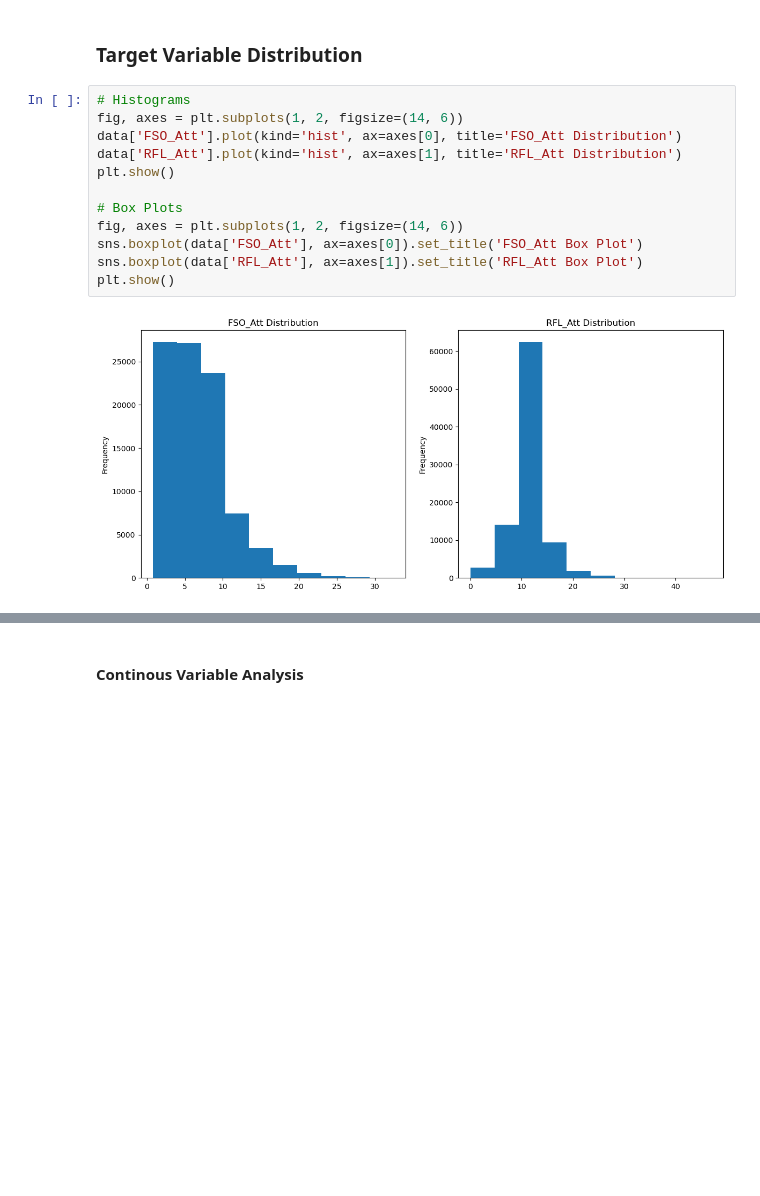
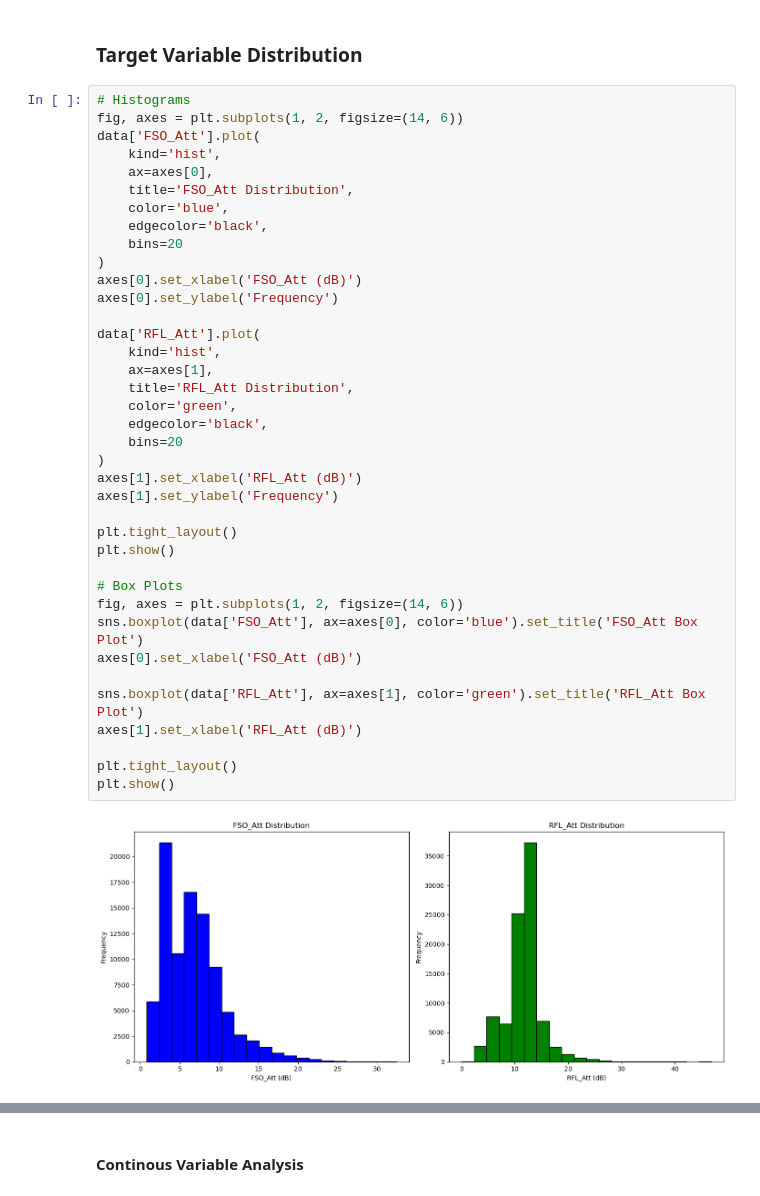
Before and after one commit to shavinkalu23/predictive_modelling_link_attenuation, a Jupyter notebook: eda.ipynb, the cells around one changed output, grey strips where cells are left out. Cells and saved outputs as stored; diff of their text form; blank space fills up the shorter version.

Commit message:
added plots

```diff
--- a/eda.ipynb
+++ b/eda.ipynb
@@ -62,14 +62,40 @@ Similarly for RFL_Att, Rain and particulate feature show a positive correlation
 # %%
 # Histograms
 fig, axes = plt.subplots(1, 2, figsize=(14, 6))
-data['FSO_Att'].plot(kind='hist', ax=axes[0], title='FSO_Att Distribution')
-data['RFL_Att'].plot(kind='hist', ax=axes[1], title='RFL_Att Distribution')
+data['FSO_Att'].plot(
+    kind='hist',
+    ax=axes[0],
+    title='FSO_Att Distribution',
+    color='blue',
+    edgecolor='black',
+    bins=20
+)
+axes[0].set_xlabel('FSO_Att (dB)')
+axes[0].set_ylabel('Frequency')
+
+data['RFL_Att'].plot(
+    kind='hist',
+    ax=axes[1],
+    title='RFL_Att Distribution',
+    color='green',
+    edgecolor='black',
+    bins=20
+)
+axes[1].set_xlabel('RFL_Att (dB)')
+axes[1].set_ylabel('Frequency')
+
+plt.tight_layout()
 plt.show()
 
 # Box Plots
 fig, axes = plt.subplots(1, 2, figsize=(14, 6))
-sns.boxplot(data['FSO_Att'], ax=axes[0]).set_title('FSO_Att Box Plot')
-sns.boxplot(data['RFL_Att'], ax=axes[1]).set_title('RFL_Att Box Plot')
+sns.boxplot(data['FSO_Att'], ax=axes[0], color='blue').set_title('FSO_Att Box Plot')
+axes[0].set_xlabel('FSO_Att (dB)')
+
+sns.boxplot(data['RFL_Att'], ax=axes[1], color='green').set_title('RFL_Att Box Plot')
+axes[1].set_xlabel('RFL_Att (dB)')
+
+plt.tight_layout()
 plt.show()
 # %% [output]
-[figure, old version]
+[figure, new version]
```
Also changed, not shown: parts of 26 cells of this notebook, 20 other files.
